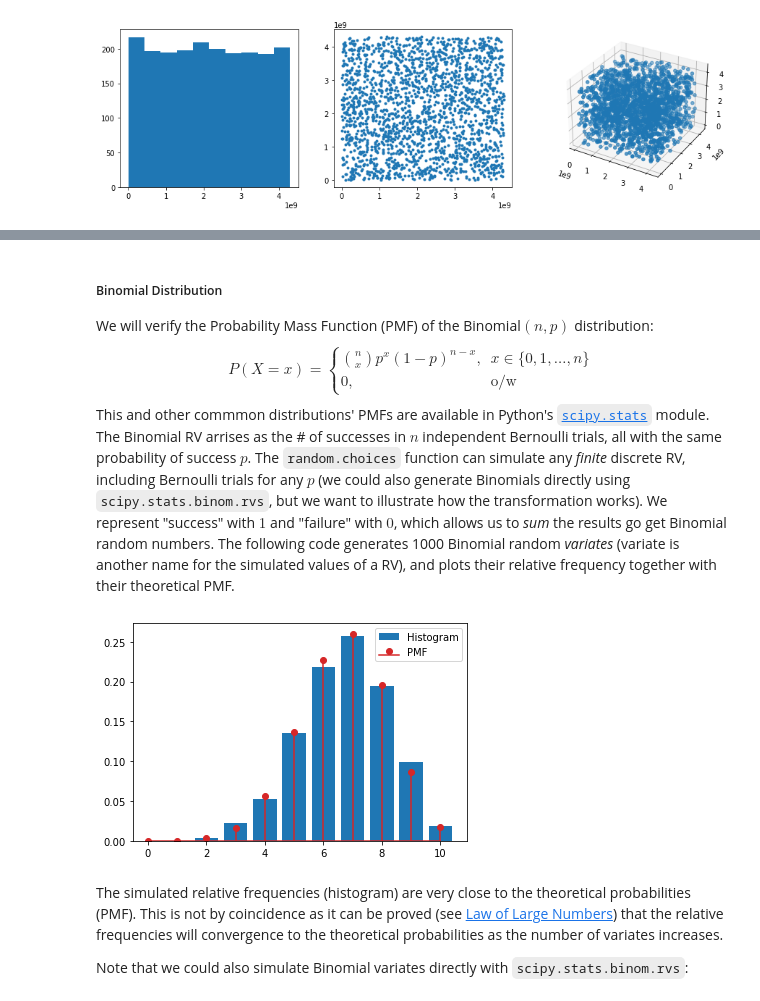
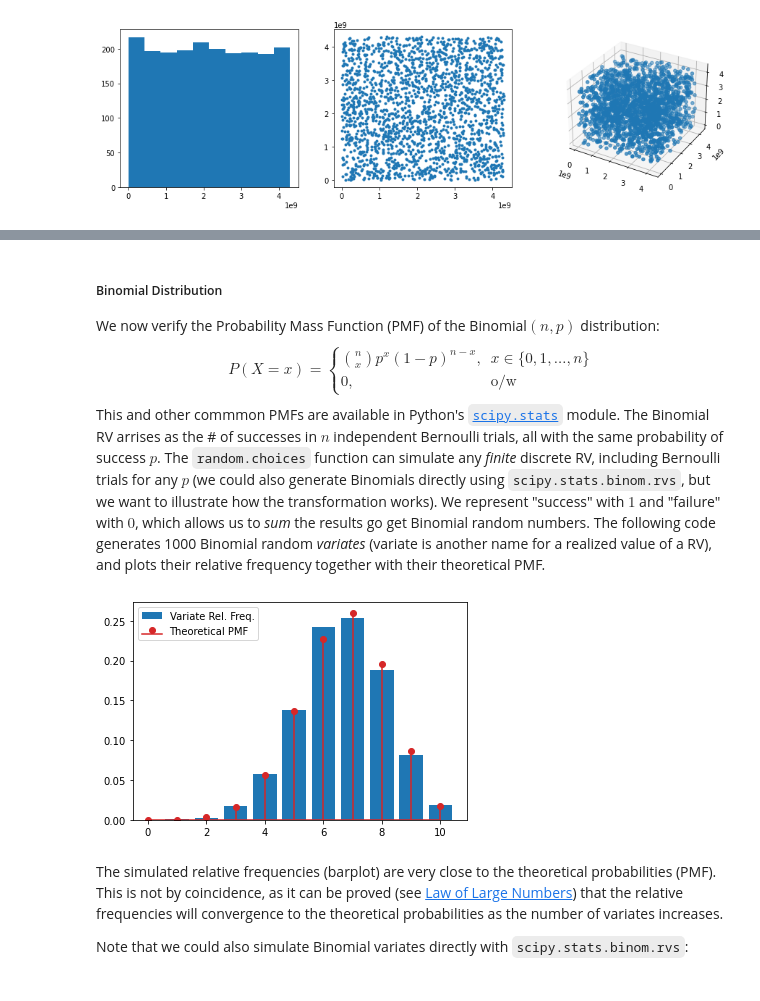
Before and after one commit to damouras/probability_notebooks, a Jupyter notebook: 4. Discrete Random Variables.ipynb, the cells around one changed output, grey strips where cells are left out. Cells and saved outputs as stored; diff of their text form; code cells hidden in the pictures.

````diff
--- a/4. Discrete Random Variables.ipynb
+++ b/4. Discrete Random Variables.ipynb
@@ -59,8 +59,10 @@ PRNGs generate uniformly distributed integers in some range $[0,m)$, but for app
 # %%
 import random as rnd
-n = 1000
-rnd_digits = [None] * n #
-for i in range(0,n):
+
+rnd.seed(123456789)                # setting seed
+
+rnd_digits = [None] * 1000         # initializing results list
+for i in range(0,len(rnd_digits)):
     rnd_digits[i] = rnd.randint(0,9)
 
 import collections
@@ -73,32 +75,32 @@ plt.show()
 # %% [markdown]
 ##### Binomial Distribution
 
-We will verify the Probability Mass Function (PMF) of the Binomial$(n,p)$ distribution:
+We now verify the Probability Mass Function (PMF) of the Binomial$(n,p)$ distribution:
 $$ P(X=x) = \begin{cases} { n \choose x } p^x (1-p)^{n-x}, & x\in \{0,1,\ldots, n\} \\
 0, & \textrm{o/w}
 \end{cases}$$
-This and other commmon distributions' PMFs are available in Python's [```scipy.stats```](https://docs.scipy.org/doc/scipy/reference/stats.html?highlight=stats#module-scipy.stats) module.
-The Binomial RV arrises as the # of successes in $n$ independent Bernoulli trials, all with the same probability of success $p$. The ```random.choices``` function can simulate any *finite* discrete RV, including Bernoulli trials for any $p$ (we could also generate Binomials directly using ```scipy.stats.binom.rvs```, but we want to illustrate how the transformation works). We represent "success" with $1$ and "failure" with $0$, which allows us to *sum* the results go get Binomial random numbers. The following code generates 1000 Binomial random *variates* (variate is another name for the simulated values of a RV), and plots their relative frequency together with their theoretical PMF.
+This and other commmon PMFs are available in Python's [```scipy.stats```](https://docs.scipy.org/doc/scipy/reference/stats.html?highlight=stats#module-scipy.stats) module.
+The Binomial RV arrises as the # of successes in $n$ independent Bernoulli trials, all with the same probability of success $p$. The ```random.choices``` function can simulate any *finite* discrete RV, including Bernoulli trials for any $p$ (we could also generate Binomials directly using ```scipy.stats.binom.rvs```, but we want to illustrate how the transformation works). We represent "success" with $1$ and "failure" with $0$, which allows us to *sum* the results go get Binomial random numbers. The following code generates 1000 Binomial random *variates* (variate is another name for a realized value of a RV), and plots their relative frequency together with their theoretical PMF.
 # %%
-n = 10; p = 2/3                  # Binomial parameters
-N = 1000; x = [None] * N         # Initialize random variate list
+n = 10; p = 2/3        # Binomial parameters
+x = [None] * 1000
 
 for i in range(0,len(x)):
     x[i] = sum( rnd.choices( [1, 0], weights= [p, 1-p], k=n) )
 
 counts = collections.Counter(x)  # Count variate frequencies
 
 import numpy as np
-plt.bar( counts.keys(), np.array( list( counts.values() ) ) / N ) # Histogram of relative frequencies
+plt.bar( counts.keys(), np.array( list( counts.values() ) ) / len(x) ) # Barplot of relative frequencies
 
 from scipy.stats import binom
 plt.stem( np.arange(0,11), binom.pmf( np.arange(0,11), n, p), linefmt = 'C3-', markerfmt = 'C3o' ) # PMF plot
-plt.legend(['Histogram', 'PMF'])
+plt.legend(['Variate Rel. Freq.', 'Theoretical PMF'])
 plt.show()
 # %% [output]
-[figure, old version]
+[figure, new version]
 # %% [markdown]
-The simulated relative frequencies (histogram) are very close to the theoretical probabilities (PMF). This is not by coincidence as it can be proved (see [Law of Large Numbers](https://en.wikipedia.org/wiki/Law_of_large_numbers)) that the relative frequencies will convergence to the theoretical probabilities as the number of variates increases.
+The simulated relative frequencies (barplot) are very close to the theoretical probabilities (PMF). This is not by coincidence, as it can be proved (see [Law of Large Numbers](https://en.wikipedia.org/wiki/Law_of_large_numbers)) that the relative frequencies will convergence to the theoretical probabilities as the number of variates increases.
 
 Note that we could also simulate Binomial variates directly with ```scipy.stats.binom.rvs```:
 # %%
````
Also changed, not shown: parts of 11 cells of this notebook, 4 other files.
